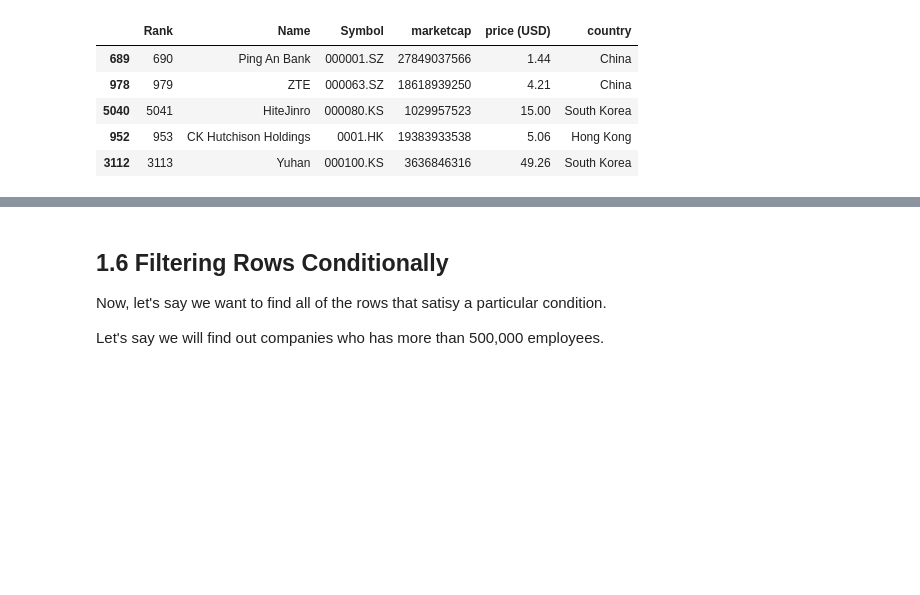
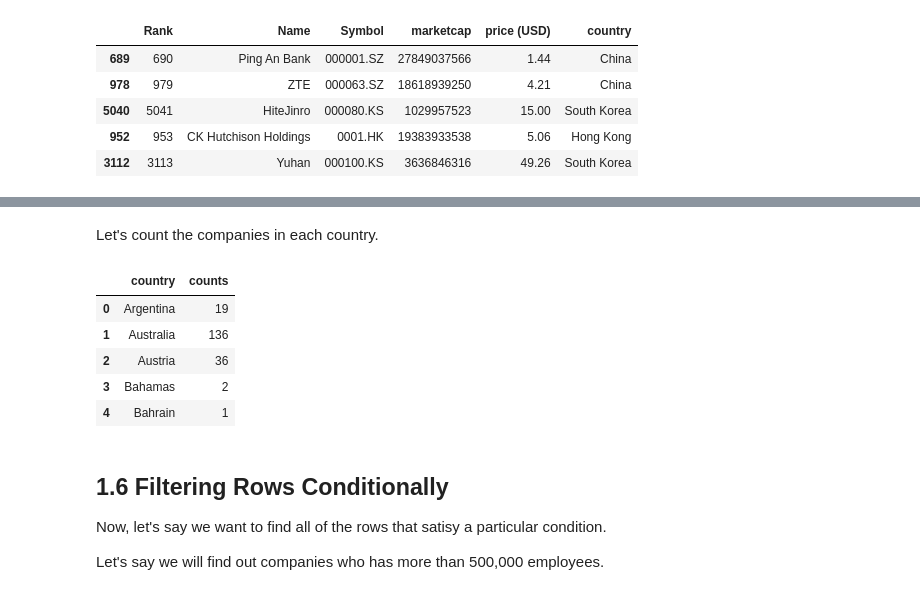
Before and after one commit to gheniabla/intro2ml, a Jupyter notebook: chapters/chapter2.ipynb, the cells around one changed output, grey strips where cells are left out. Drawn from its saved outputs; the diff is of its cells as text; code cells hidden in the pictures; blank space fills up the shorter version.

```diff
--- a/chapters/chapter2.ipynb
+++ b/chapters/chapter2.ipynb
@@ -203,3 +211,15 @@ marketcap.groupby("country")
+# %% [markdown]
+Let's count the companies in each country.
+# %%
+counts=marketcap.groupby("country").size().reset_index(name='counts')
+counts.head()
+# %% [output]
+|  | country | counts |
+| 0 | Argentina | 19 |
+| 1 | Australia | 136 |
+| 2 | Austria | 36 |
+| 3 | Bahamas | 2 |
+| 4 | Bahrain | 1 |
 # %% [markdown]
 ## 1.6 Filtering Rows Conditionally
 
```
Also changed, not shown: parts of 8 cells of this notebook.
